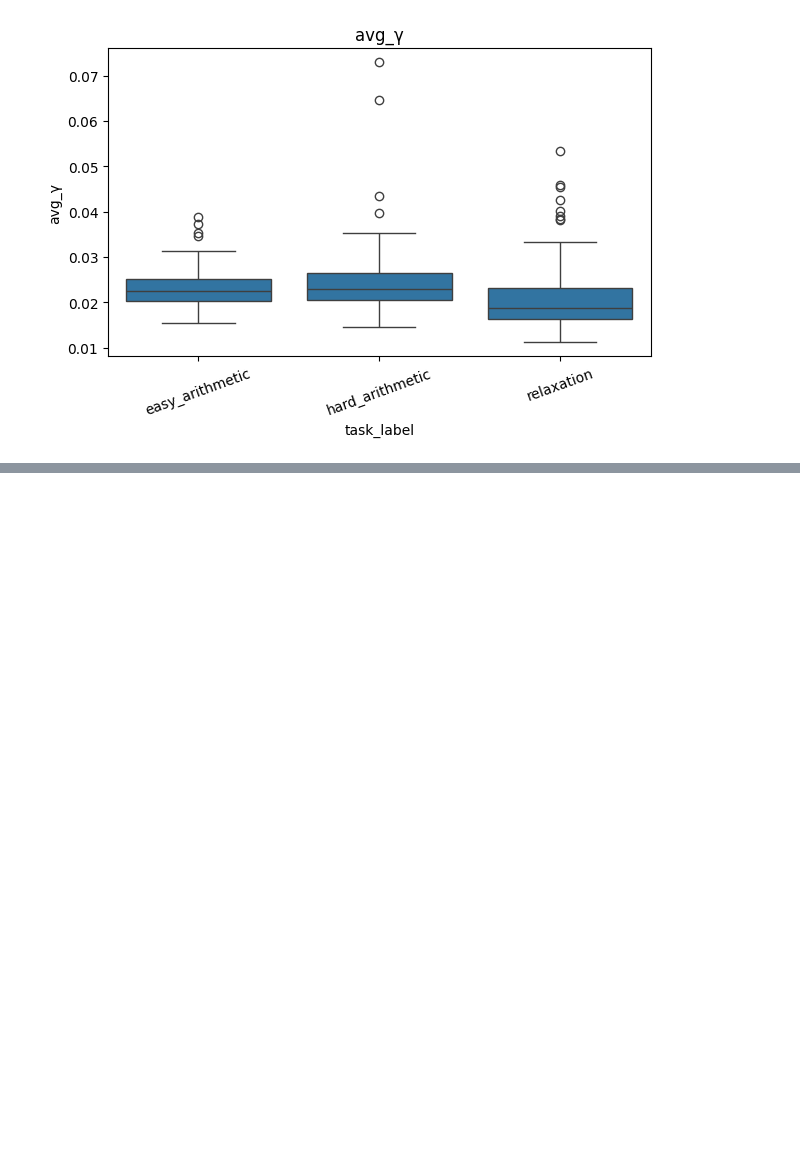
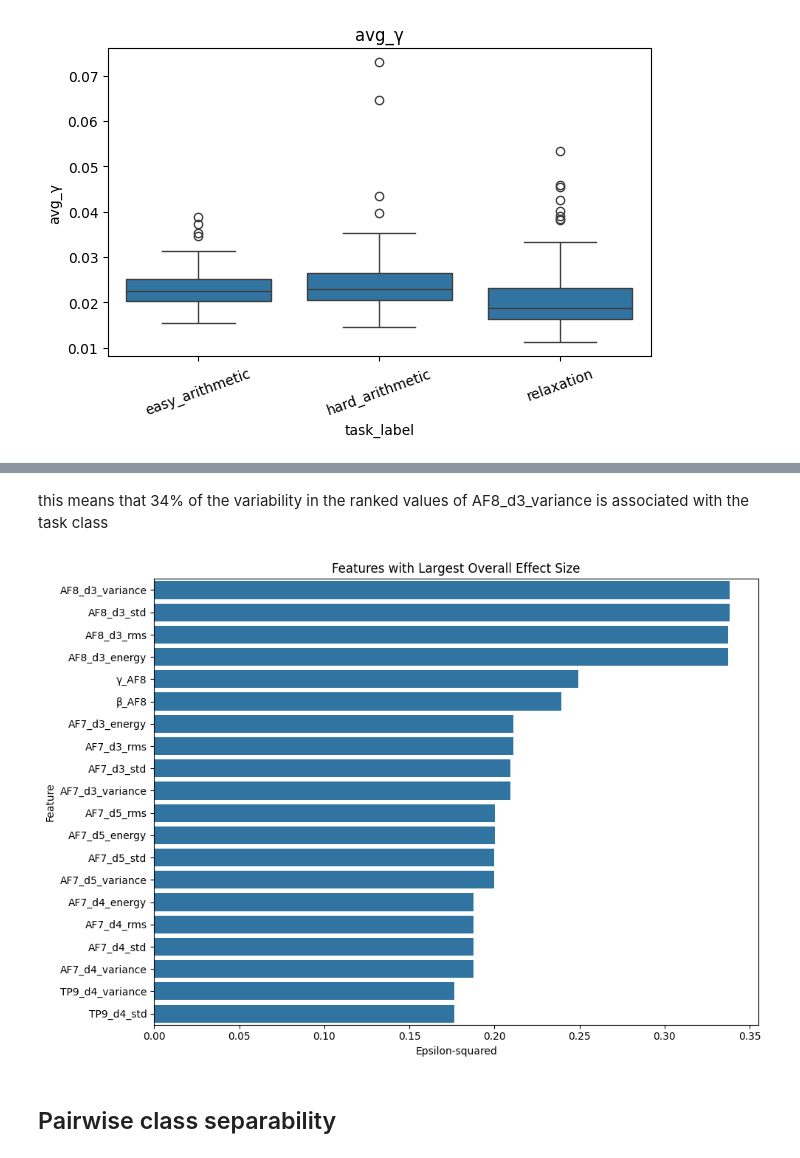
Before and after one commit to utsimul/Cognitive_workload_estimation, a Jupyter notebook: EDA/EEG_30_EDA.ipynb, the cells around one changed output, grey strips where cells are left out. Drawn from its saved outputs; the diff is of its cells as text; code cells hidden in the pictures; blank space fills up the shorter version.

```diff
--- a/EDA/EEG_30_EDA.ipynb
+++ b/EDA/EEG_30_EDA.ipynb
@@ -419,0 +684,6 @@ print(asymmetry_features)
+# %%
+def epsilon_squared(H, n, k):
+    """
+    Effect size for Kruskal-Wallis test.
+    """
+    return (H - k + 1) / (n - k)
@@ -419,0 +722,13 @@ print(asymmetry_features)
+# %%
+stats_results = stats_results.merge(
+    effect_results,
+    on="feature",
+    how="left"
+)
+
+stats_results = stats_results.sort_values(
+    "epsilon_squared",
+    ascending=False
+)
+
+stats_results.head(30)
@@ -419,0 +753,23 @@ print(asymmetry_features)
+# %% [markdown]
+this means that 34% of the variability in the ranked values of AF8_d3_variance is associated with the task class
+# %%
+top_effect_features = stats_results.head(20)
+
+plt.figure(figsize=(10, 7))
+
+sns.barplot(
+    data=top_effect_features,
+    x="epsilon_squared",
+    y="feature"
+)
+
+plt.xlabel("Epsilon-squared")
+plt.ylabel("Feature")
+plt.title("Features with Largest Overall Effect Size")
+
+plt.tight_layout()
+plt.show()
+# %% [output]
+[figure, added]
+# %% [markdown]
+## Pairwise class separability
```
Also changed, not shown: parts of 55 cells of this notebook.
